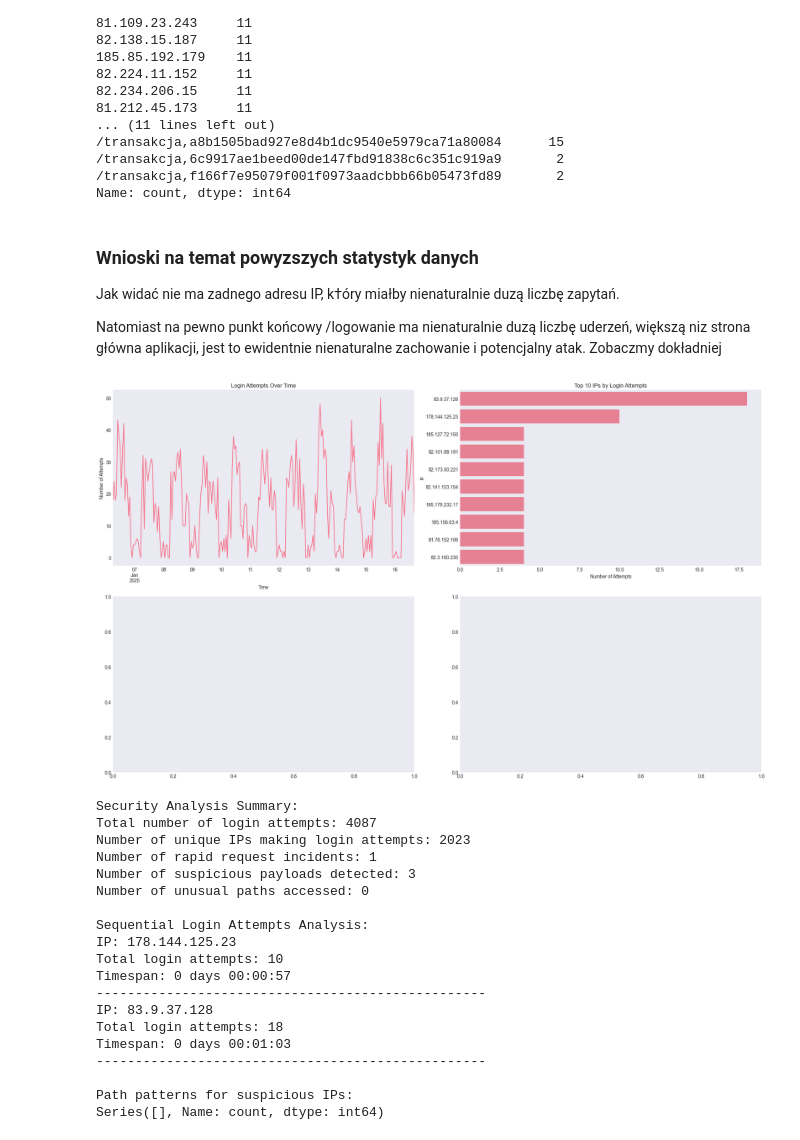
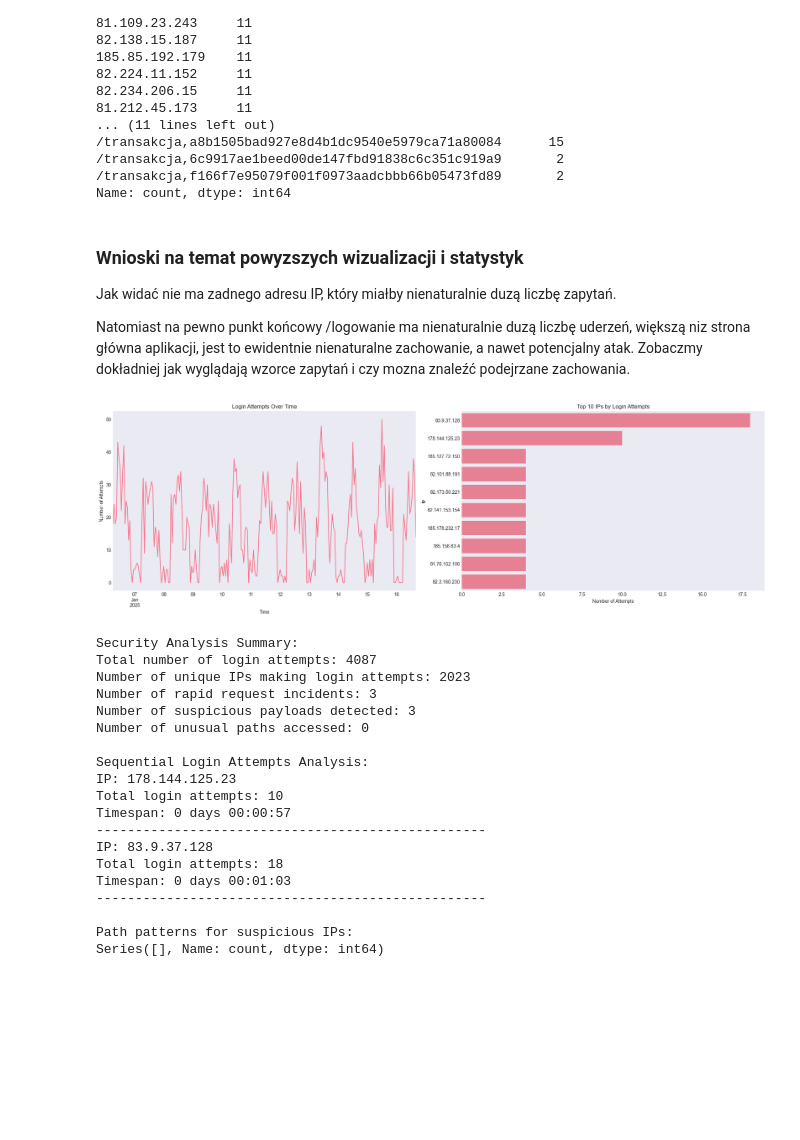
Before and after one commit to 70ziko/RoarING-challenge, a Jupyter notebook: explore_data.ipynb, the cells around one changed output. Drawn from its saved outputs; the diff is of its cells as text; code cells hidden in the pictures; blank space fills up the shorter version.

```diff
--- a/explore_data.ipynb
+++ b/explore_data.ipynb
@@ -155,12 +175,14 @@ ip
 /transakcja,f166f7e95079f001f0973aadcbbb66b05473fd89       2
 Name: count, dtype: int64
 # %% [markdown]
-### Wnioski na temat powyzszych statystyk danych
-Jak widać nie ma zadnego adresu IP, k†óry miałby nienaturalnie duzą liczbę zapytań.
+### Wnioski na temat powyzszych wizualizacji i statystyk
 
-Natomiast na pewno punkt końcowy /logowanie ma nienaturalnie duzą liczbę uderzeń, większą niz strona główna aplikacji, jest to ewidentnie nienaturalne zachowanie i potencjalny atak. Zobaczmy dokładniej
+Jak widać nie ma zadnego adresu IP, który miałby nienaturalnie duzą liczbę zapytań.
+
+
+Natomiast na pewno punkt końcowy /logowanie ma nienaturalnie duzą liczbę uderzeń, większą niz strona główna aplikacji, jest to ewidentnie nienaturalne zachowanie, a nawet potencjalny atak. Zobaczmy dokładniej jak wyglądają wzorce zapytań i czy mozna znaleźć podejrzane zachowania.
 # %%
-# Function to detect potential suspicious patterns
+# Function to detect potential suspicious patterns based, author: claude.ai, editor: 70ziko
 def analyze_suspicious_patterns(df):
     suspicious_patterns = {
         'rapid_requests': [],
@@ -172,13 +194,12 @@ def analyze_suspicious_patterns(df):
     # 1. Detect rapid requests from same IP (more than 10 requests per minute)
     ip_time_groups = df.groupby([df['ip'],
                                 df['timestamp'].dt.floor('min')])['method'].count()
-    rapid_requests = ip_time_groups[ip_time_groups > 10]
+    rapid_requests = ip_time_groups[ip_time_groups > 7]
 
     # 2. Analyze login attempts - specifically looking at failed login patterns
     login_attempts = df[df['path'].str.contains('/logowanie', na=False)]
     failed_logins = login_attempts[
-        login_attempts['payload'].str.contains('error|failed|invalid',
-                                             na=False, case=False, regex=True)]
+        login_attempts['status'] // 100 >= 4]
 
     # 3. Look for suspicious payloads - using safe pattern matching
     suspicious_patterns = [
@@ -192,7 +213,7 @@ def analyze_suspicious_patterns(df):
 
     # 4. Detect unusual paths
     unusual_path_patterns = [
-        r'\.\./', r'%00', r'/etc/passwd', r'/wp-admin',
+        r'\.\.//', r'%00', r'/etc/passwd', r'/wp-admin',
         r'\.php$', r'\.asp$', r'\.exe$', r'\.dll$'
     ]
     pattern = '|'.join(unusual_path_patterns)
@@ -240,52 +261,38 @@ sns.barplot(x=top_login_ips.values, y=top_login_ips.index)
 plt.title('Top 10 IPs by Login Attempts')
 plt.xlabel('Number of Attempts')
 
-# 3. Plot HTTP methods used in suspicious requests
-plt.subplot(2, 2, 3)
-suspicious_methods = df[df['ip'].isin(suspicious_patterns['rapid_requests'].index)]['method'].value_counts()
-if not suspicious_methods.empty:
-    sns.barplot(x=suspicious_methods.index, y=suspicious_methods.values)
-    plt.title('HTTP Methods in Suspicious Requests')
-    plt.xticks(rotation=45)
-
-# 4. Plot path distribution for suspicious requests
-plt.subplot(2, 2, 4)
-suspicious_paths = df[df['ip'].isin(suspicious_patterns['rapid_requests'].index)]['path'].value_counts().head(10)
-if not suspicious_paths.empty:
-    sns.barplot(x=suspicious_paths.values, y=suspicious_paths.index)
-    plt.title('Top Paths in Suspicious Requests')
 
 plt.tight_layout()
 plt.show()
 
 # Print summary statistics and findings
 print("\nSecurity Analysis Summary:")
 print(f"Total number of login attempts: {len(login_attempts)}")
 print(f"Number of unique IPs making login attempts: {login_attempts['ip'].nunique()}")
 print(f"Number of rapid request incidents: {len(suspicious_patterns['rapid_requests'])}")
 print(f"Number of suspicious payloads detected: {len(suspicious_patterns['suspicious_payloads'])}")
 print(f"Number of unusual paths accessed: {len(suspicious_patterns['unusual_paths'])}")
 
 # Print details of sequential login attempts
 print("\nSequential Login Attempts Analysis:")
 for attempt in suspicious_patterns['sequential_logins']:
     print(f"IP: {attempt['ip']}")
     print(f"Total login attempts: {attempt['count']}")
     print(f"Timespan: {attempt['timespan']}")
     print("-" * 50)
 
 # Additional analysis of paths accessed by suspicious IPs
 suspicious_ips = set(suspicious_patterns['rapid_requests'].index)
 if suspicious_ips:
     print("\nPath patterns for suspicious IPs:")
     suspicious_ip_paths = df[df['ip'].isin(suspicious_ips)]['path'].value_counts()
     print(suspicious_ip_paths.head(10))
 # %% [output]
-[figure, old version]
+[figure, new version]
 Security Analysis Summary:
 Total number of login attempts: 4087
 Number of unique IPs making login attempts: 2023
-Number of rapid request incidents: 1
+Number of rapid request incidents: 3
 Number of suspicious payloads detected: 3
 Number of unusual paths accessed: 0
 
```
Also changed, not shown: parts of 7 cells of this notebook.
